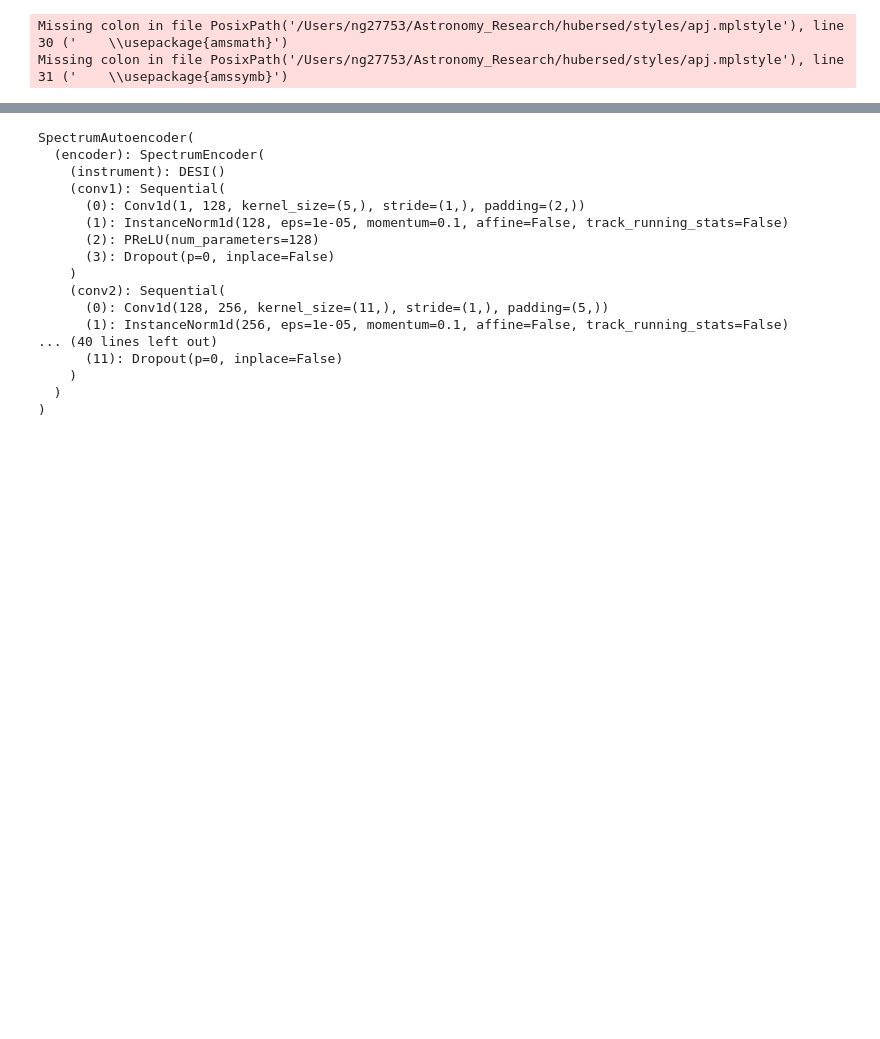
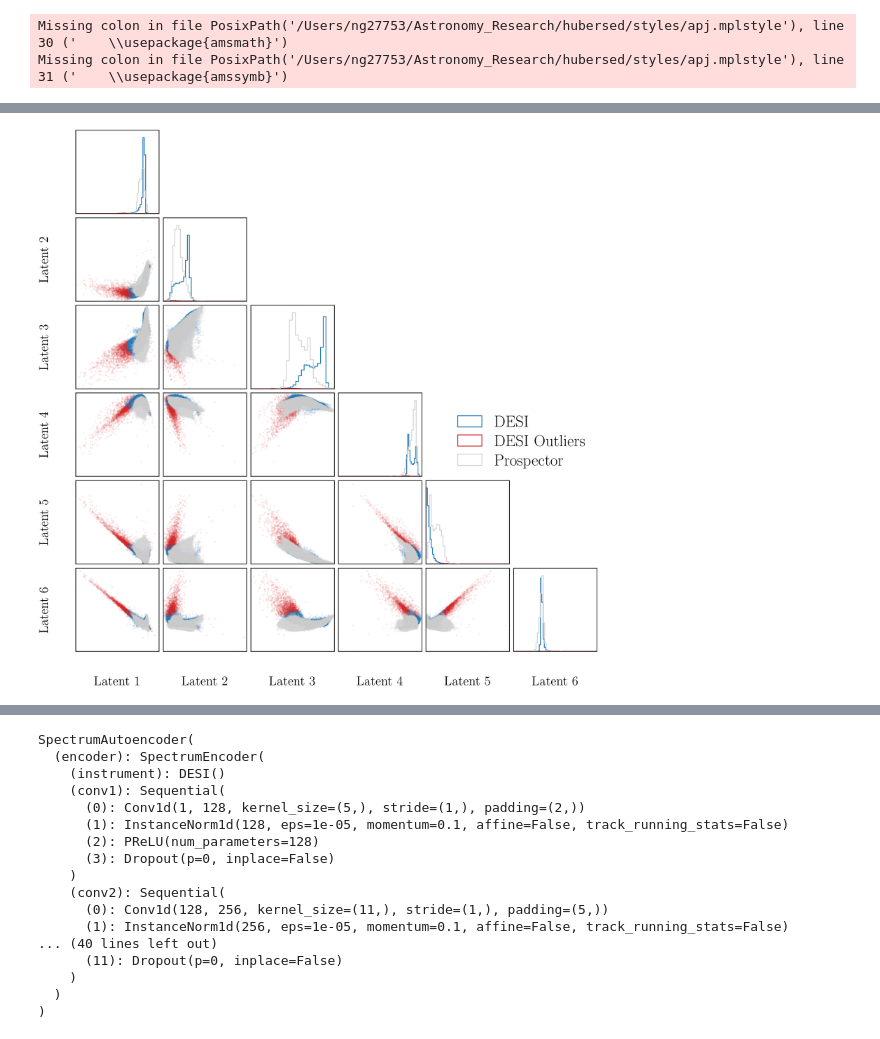
Before and after one commit to galactic-ai/hubersed, a Jupyter notebook: bin/spender/noise/check_outlier.ipynb, the cells around one changed output, grey strips where cells are left out. Cells and saved outputs as stored; diff of their text form; code cells hidden in the pictures; blank space fills up the shorter version.

```diff
--- a/bin/spender/noise/check_outlier.ipynb
+++ b/bin/spender/noise/check_outlier.ipynb
@@ -73,16 +43,0 @@ plt.hist(s_zs[non_overlap_mask])
-# %%
-fig, ax = plt.subplots(1, 1)
-
-sc = ax.scatter(desi_non_overlap[:, i], desi_non_overlap[:, j], s=0.05, c=s_zs[non_overlap_mask])
-fig.colorbar(sc, ax=ax, label='z')
-
-ax.set_xticks([])
-ax.set_yticks([])
-# %%
-fig, ax = plt.subplots(1, 1)
-
-sc = ax.scatter(desi_non_overlap[:, i], desi_non_overlap[:, j], s=0.05, c=min_dist[non_overlap_mask])
-fig.colorbar(sc, ax=ax, label='dist')
-
-ax.set_xticks([])
-ax.set_yticks([])
@@ -89 +119,60 @@ ax.set_yticks([])
+# %%
+# make corner plot of all prospector latents and non-overlapping desi latents in grey and orange
+fig = plt.figure(figsize=(10, 10))
+labels = [f'Latent {k+1}' for k in range(s_l.shape[1])]
+
+corner.corner(
+    s_l[~outlier_mask],
+    labels=labels,
+    color='C0',
+    plot_datapoints=True,
+    plot_density=False,
+    plot_contours=False,
+    corner_mask=False,
+    fig=fig,
+    label_kwargs={"fontsize": 16}
+)
+
+corner.corner(
+    s_l[outlier_mask],
+    labels=labels,
+    color='C3',
+    plot_datapoints=True,
+    plot_density=False,
+    plot_contours=False,
+    corner_mask=False,
+    fig=fig,
+    label_kwargs={"fontsize": 16}
+)
+
+corner.corner(
+    p_l,
+    labels=labels,
+    color='lightgrey',
+    plot_datapoints=True,
+    plot_density=False,
+    plot_contours=False,
+    corner_mask=False,
+    fig=fig,
+    label_kwargs={"fontsize": 16}
+)
+
+
+for ax in fig.get_axes():
+    ax.set_xticks([])
+    ax.set_yticks([])
+
+plt.legend(
+    ['DESI', 'DESI Outliers', 'Prospector'],
+    loc='upper center',
+    markerscale=80,
+    fontsize=20,
+    ncol=1,
+    bbox_to_anchor=(0.1, 3)
+)
+
+fig.tight_layout()
+# fig.savefig(RESULTS_PATH / 'desi_prospector_latent_space_corner.pdf', dpi=300)
+# %% [output]
+[figure, added]
 # %%
```
Also changed, not shown: parts of 18 cells of this notebook, 2 other files.
